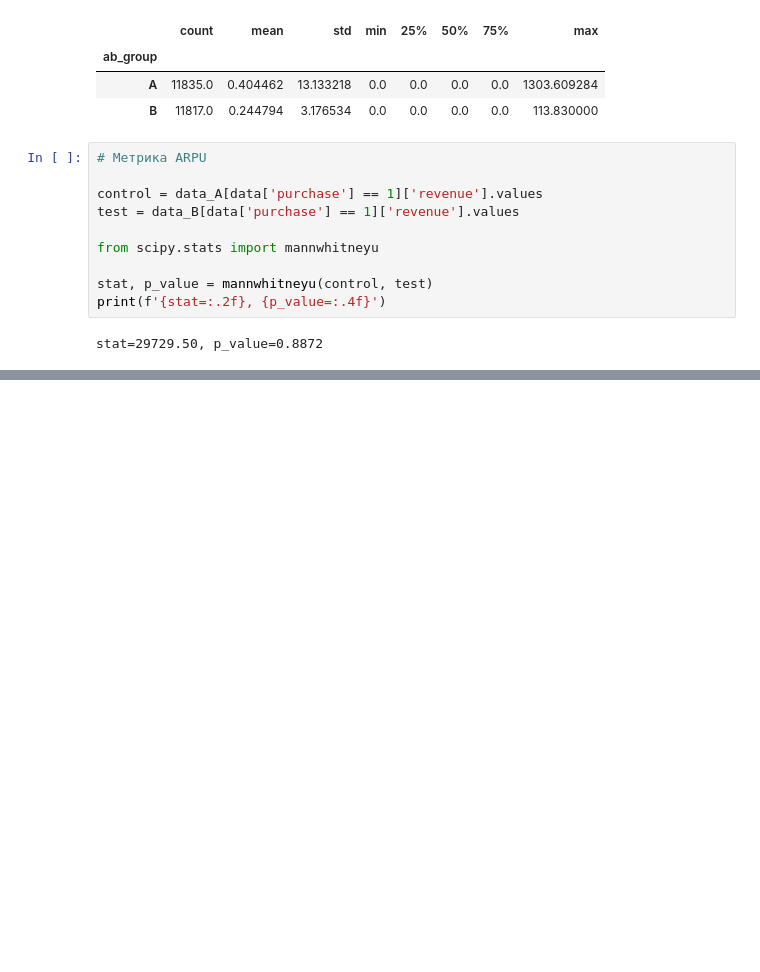
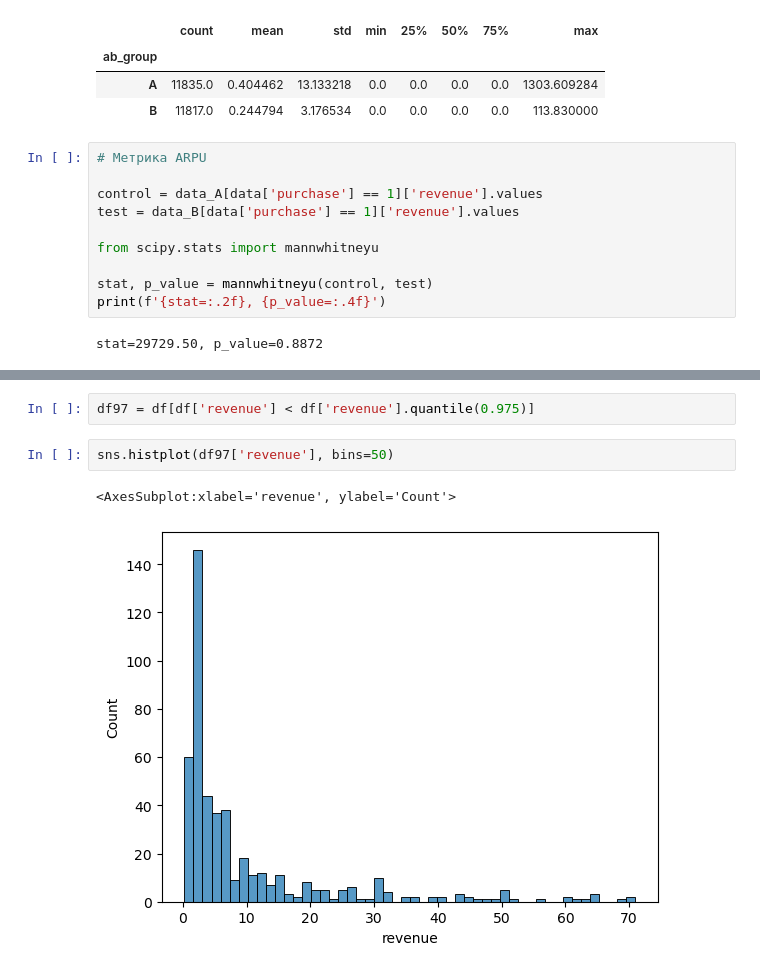
Before and after one commit to ElenaAgapitova/AB_split_testing, a Jupyter notebook: lection_py/lection_8.ipynb, the cells around one changed output, grey strips where cells are left out. Saved outputs shown, nothing was run; the diff lists cells and outputs as text; blank space fills up the shorter version.

```diff
--- a/lection_py/lection_8.ipynb
+++ b/lection_py/lection_8.ipynb
@@ -238,0 +276,7 @@ stat=29729.50, p_value=0.8872
+# %%
+df97 = df[df['revenue'] < df['revenue'].quantile(0.975)]
+# %%
+sns.histplot(df97['revenue'], bins=50)
+# %% [output]
+<AxesSubplot:xlabel='revenue', ylabel='Count'>
+[figure, added]
```
Also changed, not shown: parts of 10 cells of this notebook.
